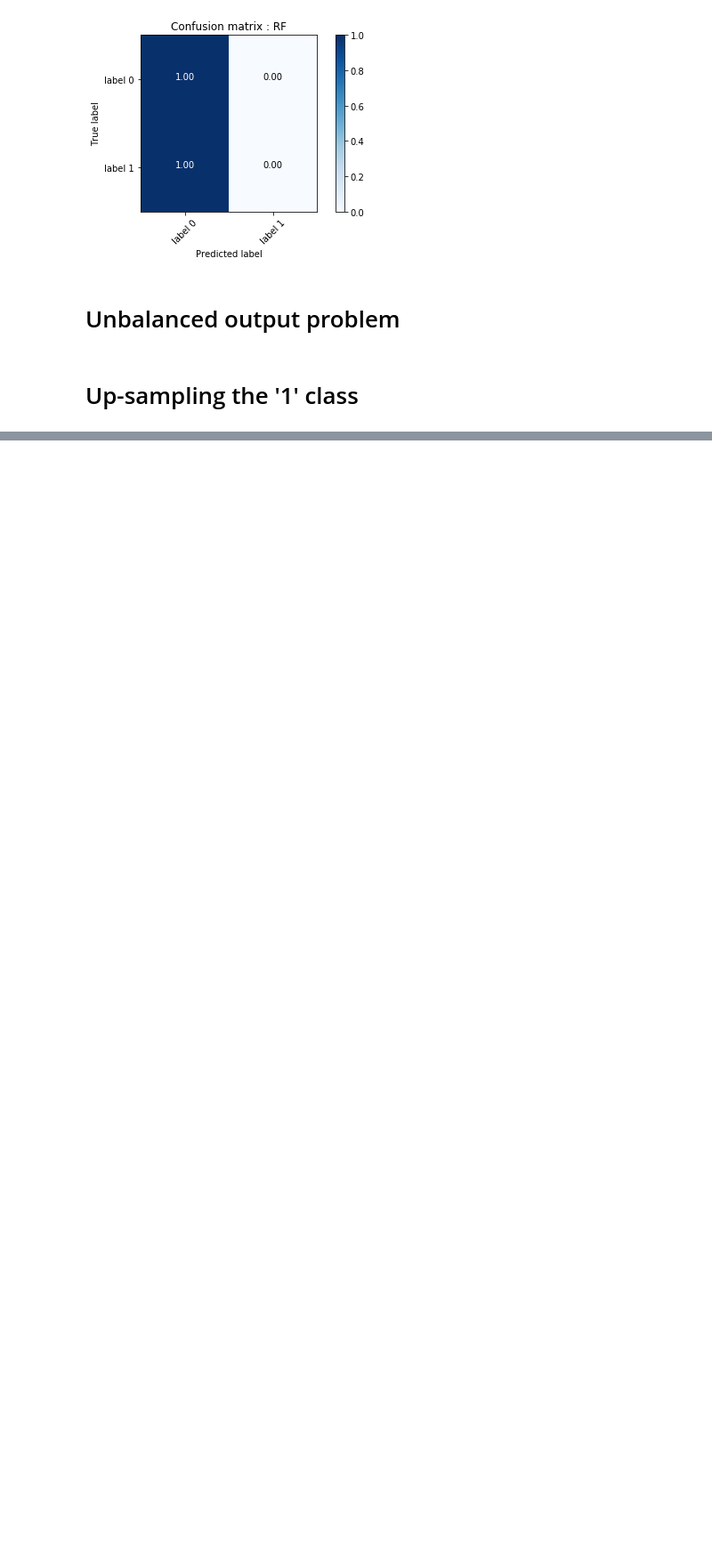
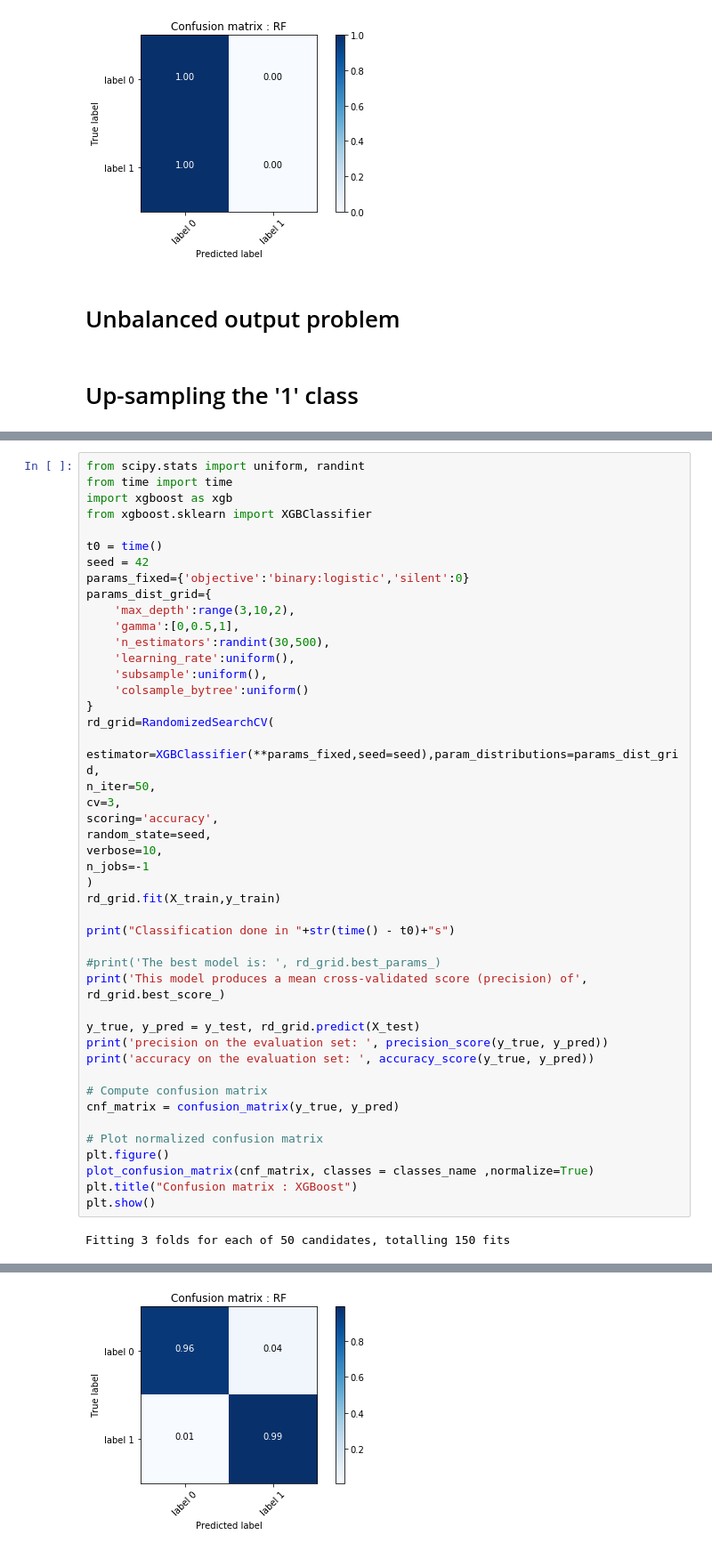
Before and after one commit to geoffmt/SDTSIA-210, a Jupyter notebook: Projet.ipynb, the cells around one changed output, grey strips where cells are left out. Shown at 89% size. Cells and saved outputs as stored; diff of their text form; blank space fills up the shorter version.

```diff
--- a/Projet.ipynb
+++ b/Projet.ipynb
@@ -682,0 +869,47 @@ RANDOM FOREST
+# %%
+from scipy.stats import uniform, randint
+from time import time
+import xgboost as xgb
+from xgboost.sklearn import XGBClassifier
+
+t0 = time()
+seed = 42
+params_fixed={'objective':'binary:logistic','silent':0}
+params_dist_grid={
+    'max_depth':range(3,10,2),
+    'gamma':[0,0.5,1],
+    'n_estimators':randint(30,500),
+    'learning_rate':uniform(),
+    'subsample':uniform(),
+    'colsample_bytree':uniform()
+}
+rd_grid=RandomizedSearchCV(
+    estimator=XGBClassifier(**params_fixed,seed=seed),param_distributions=params_dist_grid,
+n_iter=50,
+cv=3,
+scoring='accuracy',
+random_state=seed,
+verbose=10,
+n_jobs=-1
+)
+rd_grid.fit(X_train,y_train)
+
+print("Classification done in "+str(time() - t0)+"s")
+
+#print('The best model is: ', rd_grid.best_params_)
+print('This model produces a mean cross-validated score (precision) of', rd_grid.best_score_)
+
+y_true, y_pred = y_test, rd_grid.predict(X_test)
+print('precision on the evaluation set: ', precision_score(y_true, y_pred))
+print('accuracy on the evaluation set: ', accuracy_score(y_true, y_pred))
+
+# Compute confusion matrix
+cnf_matrix = confusion_matrix(y_true, y_pred)
+
+# Plot normalized confusion matrix
+plt.figure()
+plot_confusion_matrix(cnf_matrix, classes = classes_name ,normalize=True)
+plt.title("Confusion matrix : XGBoost")
+plt.show()
+# %% [output]
+Fitting 3 folds for each of 50 candidates, totalling 150 fits
@@ -682,0 +945 @@ RANDOM FOREST
+[figure, added]
```
Also changed, not shown: parts of 26 cells of this notebook.
